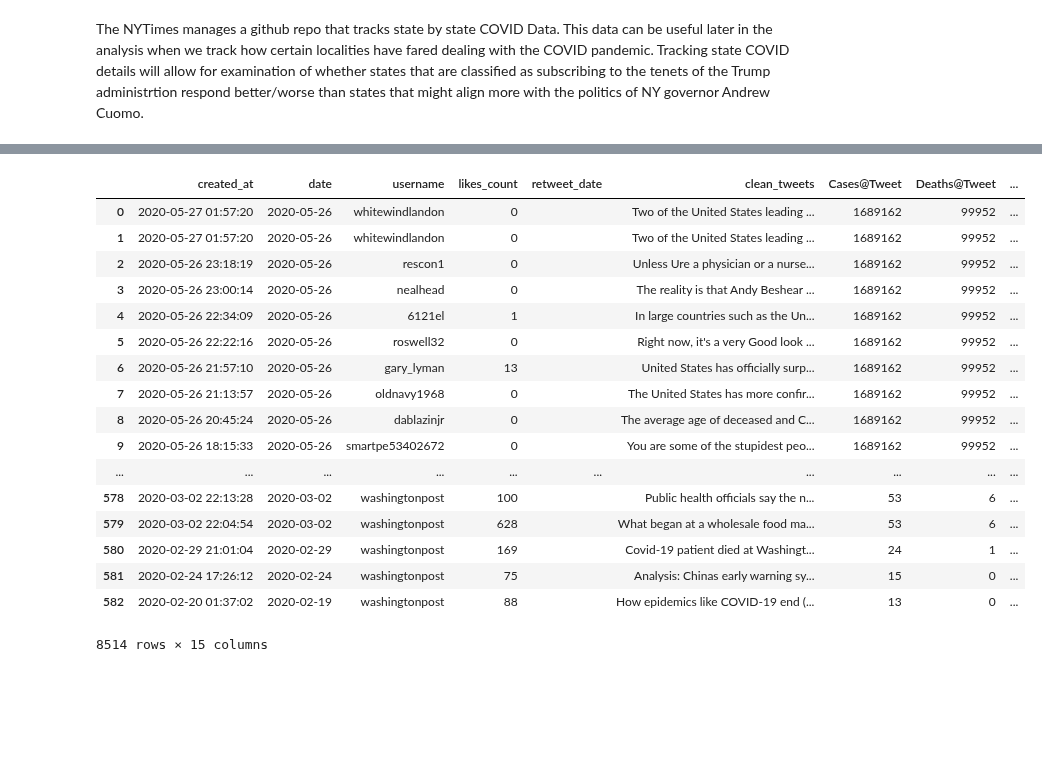
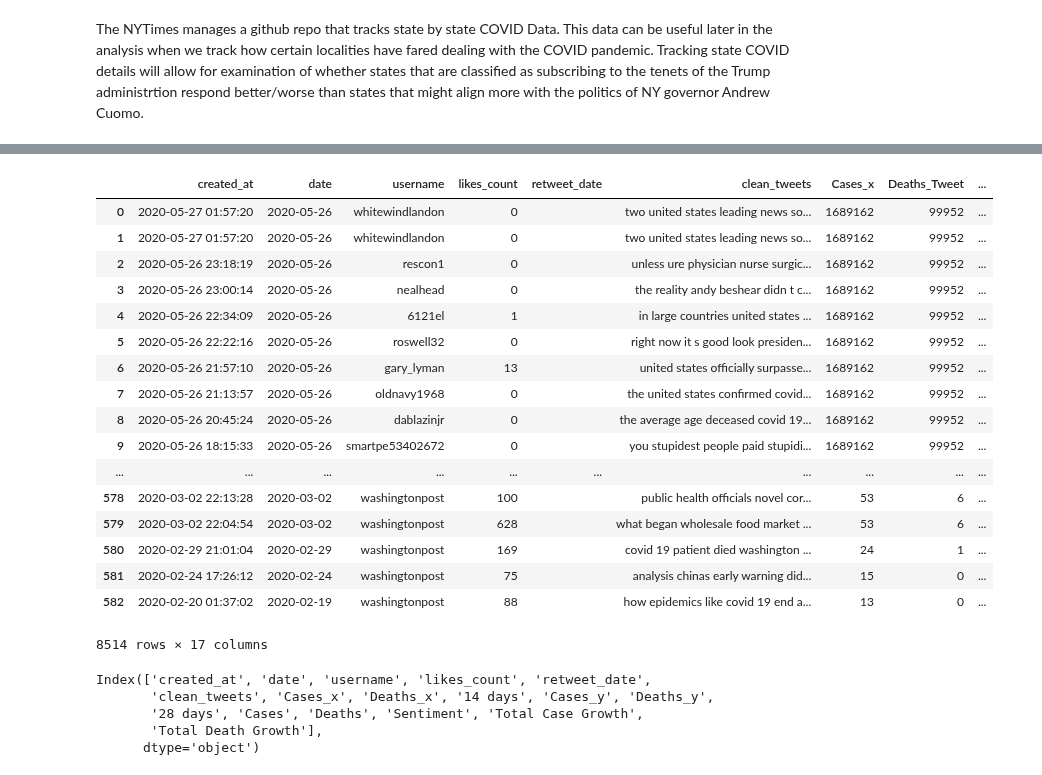
Before and after one commit to jdsmithwes/Capstone-Project, a Jupyter notebook: Covid_notebook_7_14.ipynb, the cells around one changed output, grey strips where cells are left out. Saved outputs shown, nothing was run; the diff lists cells and outputs as text; code cells hidden in the pictures; blank space fills up the shorter version.

```diff
--- a/Covid_notebook_7_14.ipynb
+++ b/Covid_notebook_7_14.ipynb
@@ -218,7 +219,7 @@ state_case_df.reset_index(drop=True,inplace=True)
 #pip install tweet-preprocessor
 # %%
 import preprocessor as p
-p.set_options(p.OPT.URL, p.OPT.EMOJI, p.OPT.RESERVED, p.OPT.SMILEY, p.OPT.MENTION, p.OPT.HASHTAG)
+p.set_options(p.OPT.URL, p.OPT.EMOJI, p.OPT.RESERVED, p.OPT.SMILEY, p.OPT.MENTION, p.OPT.HASHTAG, p.OPT.NUMBER)
 
 #Using preprocessor library to scrub tweets
 tweets = Master_Tweet_df['tweet']
@@ -229,16 +230,38 @@ for tweet in tweets:
   clean_tweets.append(clean)
 
 Master_Tweet_df['clean_tweets'] = clean_tweets
+# %%
+#Removing stopwords and punctuation
+
+from gensim.parsing.preprocessing import remove_stopwords
+
+tweets = Master_Tweet_df['clean_tweets']
+
+clean_tweets_stopwords_punc_lowercase = []
+
+for tweet in tweets:
+    clean = remove_stopwords(tweet)
+    clean_tweets_stopwords_punc_lowercase.append(clean)
+
+Master_Tweet_df['clean_tweets'] = clean_tweets_stopwords_punc_lowercase
+
+#Removing white spaces, punctuation and apply lowercasing
+Master_Tweet_df['clean_tweets'] = Master_Tweet_df['clean_tweets'].str.lower().str.replace('[^\w\s]',' ').str.replace('\s\s+', ' ')
 # %%
 #Sentiment Analysis
 from textblob import TextBlob
+from textblob.sentiments import PatternAnalyzer, NaiveBayesAnalyzer
+
 tweets = Master_Tweet_df['clean_tweets']
 
 Sentiment = []
 for tweet in tweets:
-  sentiment = TextBlob(tweet)
-  rating = sentiment.sentiment
+  blob = TextBlob(tweet,analyzer=PatternAnalyzer())
+  rating = blob.sentiment
   Sentiment.append(rating)
 
 Master_Tweet_df['Sentiment'] = Sentiment
+#Master_Tweet_df['Sentiment'] = Master_Tweet_df['Sentiment'].astype(int)
+#Master_Tweet_df['Sentiment'].round(decimals = 4)
+
 #Master_Tweet_df['Sentiment'].head()
@@ -274,23 +290,23 @@ Index(['cashtags', 'conversation_id', 'created_at', 'date', 'geo', 'hashtags',
 Sentiment_Tweet_df = Master_Tweet_df[['created_at','date','username','likes_count','retweet_date','clean_tweets','Cases_x','Deaths_x','14 days','Cases_y','Deaths_y','28 days','Cases','Deaths','Sentiment']]
 # %%
 #Renaming case and death columns to reflect timeframes from tweet more transpaently
-Sentiment_Tweet_df.rename(columns={'Cases_x':'Cases@Tweet','Deaths_x':'Deaths@Tweet','Cases_y':'Cases@14','Deaths_y':'Deaths@14','Cases':'Cases@48','Deaths':'Deaths@48'})
+Sentiment_Tweet_df.rename(columns={'Cases_Tweet':'Cases_x','Deaths_x':'Deaths_Tweet','Cases_y':'Cases_14','Deaths_y':'Deaths_14','Cases':'Cases_48','Deaths':'Deaths_48'})
 # %% [output]
-|  | created_at | date | username | likes_count | retweet_date | clean_tweets | Cases@Tweet | Deaths@Tweet | ... |
-| 0 | 2020-05-27 01:57:20 | 2020-05-26 | whitewindlandon | 0 |  | Two of the United States leading ... | 1689162 | 99952 | ... |
-| 1 | 2020-05-27 01:57:20 | 2020-05-26 | whitewindlandon | 0 |  | Two of the United States leading ... | 1689162 | 99952 | ... |
-| 2 | 2020-05-26 23:18:19 | 2020-05-26 | rescon1 | 0 |  | Unless Ure a physician or a nurse... | 1689162 | 99952 | ... |
-| 3 | 2020-05-26 23:00:14 | 2020-05-26 | nealhead | 0 |  | The reality is that Andy Beshear ... | 1689162 | 99952 | ... |
-| 4 | 2020-05-26 22:34:09 | 2020-05-26 | 6121el | 1 |  | In large countries such as the Un... | 1689162 | 99952 | ... |
-| 5 | 2020-05-26 22:22:16 | 2020-05-26 | roswell32 | 0 |  | Right now, it's a very Good look ... | 1689162 | 99952 | ... |
-| 6 | 2020-05-26 21:57:10 | 2020-05-26 | gary_lyman | 13 |  | United States has officially surp... | 1689162 | 99952 | ... |
-| 7 | 2020-05-26 21:13:57 | 2020-05-26 | oldnavy1968 | 0 |  | The United States has more confir... | 1689162 | 99952 | ... |
-| 8 | 2020-05-26 20:45:24 | 2020-05-26 | dablazinjr | 0 |  | The average age of deceased and C... | 1689162 | 99952 | ... |
-| 9 | 2020-05-26 18:15:33 | 2020-05-26 | smartpe53402672 | 0 |  | You are some of the stupidest peo... | 1689162 | 99952 | ... |
+|  | created_at | date | username | likes_count | retweet_date | clean_tweets | Cases_x | Deaths_Tweet | ... |
+| 0 | 2020-05-27 01:57:20 | 2020-05-26 | whitewindlandon | 0 |  | two united states leading news so... | 1689162 | 99952 | ... |
+| 1 | 2020-05-27 01:57:20 | 2020-05-26 | whitewindlandon | 0 |  | two united states leading news so... | 1689162 | 99952 | ... |
+| 2 | 2020-05-26 23:18:19 | 2020-05-26 | rescon1 | 0 |  | unless ure physician nurse surgic... | 1689162 | 99952 | ... |
+| 3 | 2020-05-26 23:00:14 | 2020-05-26 | nealhead | 0 |  | the reality andy beshear didn t c... | 1689162 | 99952 | ... |
+| 4 | 2020-05-26 22:34:09 | 2020-05-26 | 6121el | 1 |  | in large countries united states ... | 1689162 | 99952 | ... |
+| 5 | 2020-05-26 22:22:16 | 2020-05-26 | roswell32 | 0 |  | right now it s good look presiden... | 1689162 | 99952 | ... |
+| 6 | 2020-05-26 21:57:10 | 2020-05-26 | gary_lyman | 13 |  | united states officially surpasse... | 1689162 | 99952 | ... |
+| 7 | 2020-05-26 21:13:57 | 2020-05-26 | oldnavy1968 | 0 |  | the united states confirmed covid... | 1689162 | 99952 | ... |
+| 8 | 2020-05-26 20:45:24 | 2020-05-26 | dablazinjr | 0 |  | the average age deceased covid 19... | 1689162 | 99952 | ... |
+| 9 | 2020-05-26 18:15:33 | 2020-05-26 | smartpe53402672 | 0 |  | you stupidest people paid stupidi... | 1689162 | 99952 | ... |
 | ... | ... | ... | ... | ... | ... | ... | ... | ... | ... |
-| 578 | 2020-03-02 22:13:28 | 2020-03-02 | washingtonpost | 100 |  | Public health officials say the n... | 53 | 6 | ... |
-| 579 | 2020-03-02 22:04:54 | 2020-03-02 | washingtonpost | 628 |  | What began at a wholesale food ma... | 53 | 6 | ... |
-| 580 | 2020-02-29 21:01:04 | 2020-02-29 | washingtonpost | 169 |  | Covid-19 patient died at Washingt... | 24 | 1 | ... |
-| 581 | 2020-02-24 17:26:12 | 2020-02-24 | washingtonpost | 75 |  | Analysis: Chinas early warning sy... | 15 | 0 | ... |
-| 582 | 2020-02-20 01:37:02 | 2020-02-19 | washingtonpost | 88 |  | How epidemics like COVID-19 end (... | 13 | 0 | ... |
+| 578 | 2020-03-02 22:13:28 | 2020-03-02 | washingtonpost | 100 |  | public health officials novel cor... | 53 | 6 | ... |
+| 579 | 2020-03-02 22:04:54 | 2020-03-02 | washingtonpost | 628 |  | what began wholesale food market ... | 53 | 6 | ... |
+| 580 | 2020-02-29 21:01:04 | 2020-02-29 | washingtonpost | 169 |  | covid 19 patient died washington ... | 24 | 1 | ... |
+| 581 | 2020-02-24 17:26:12 | 2020-02-24 | washingtonpost | 75 |  | analysis chinas early warning did... | 15 | 0 | ... |
+| 582 | 2020-02-20 01:37:02 | 2020-02-19 | washingtonpost | 88 |  | how epidemics like covid 19 end a... | 13 | 0 | ... |
-8514 rows × 15 columns
+8514 rows × 17 columns
@@ -304,0 +313,8 @@ Sentiment_Tweet_df.rename(columns={'Cases_x':'Cases@Tweet','Deaths_x':'Deaths@Tw
+# %%
+Sentiment_Tweet_df.columns
+# %% [output]
+Index(['created_at', 'date', 'username', 'likes_count', 'retweet_date',
+       'clean_tweets', 'Cases_x', 'Deaths_x', '14 days', 'Cases_y', 'Deaths_y',
+       '28 days', 'Cases', 'Deaths', 'Sentiment', 'Total Case Growth',
+       'Total Death Growth'],
+      dtype='object')
```
Also changed, not shown: parts of 10 cells of this notebook.
